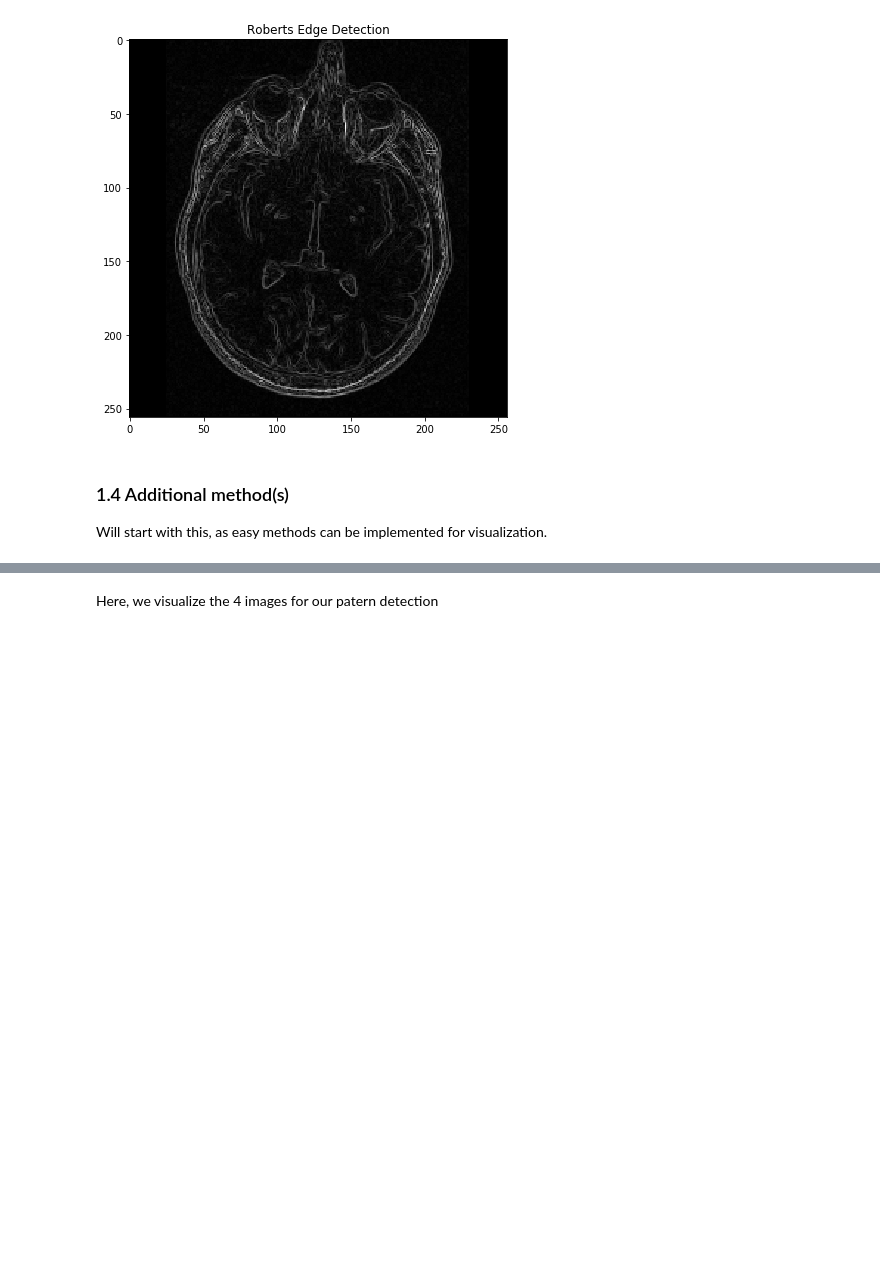
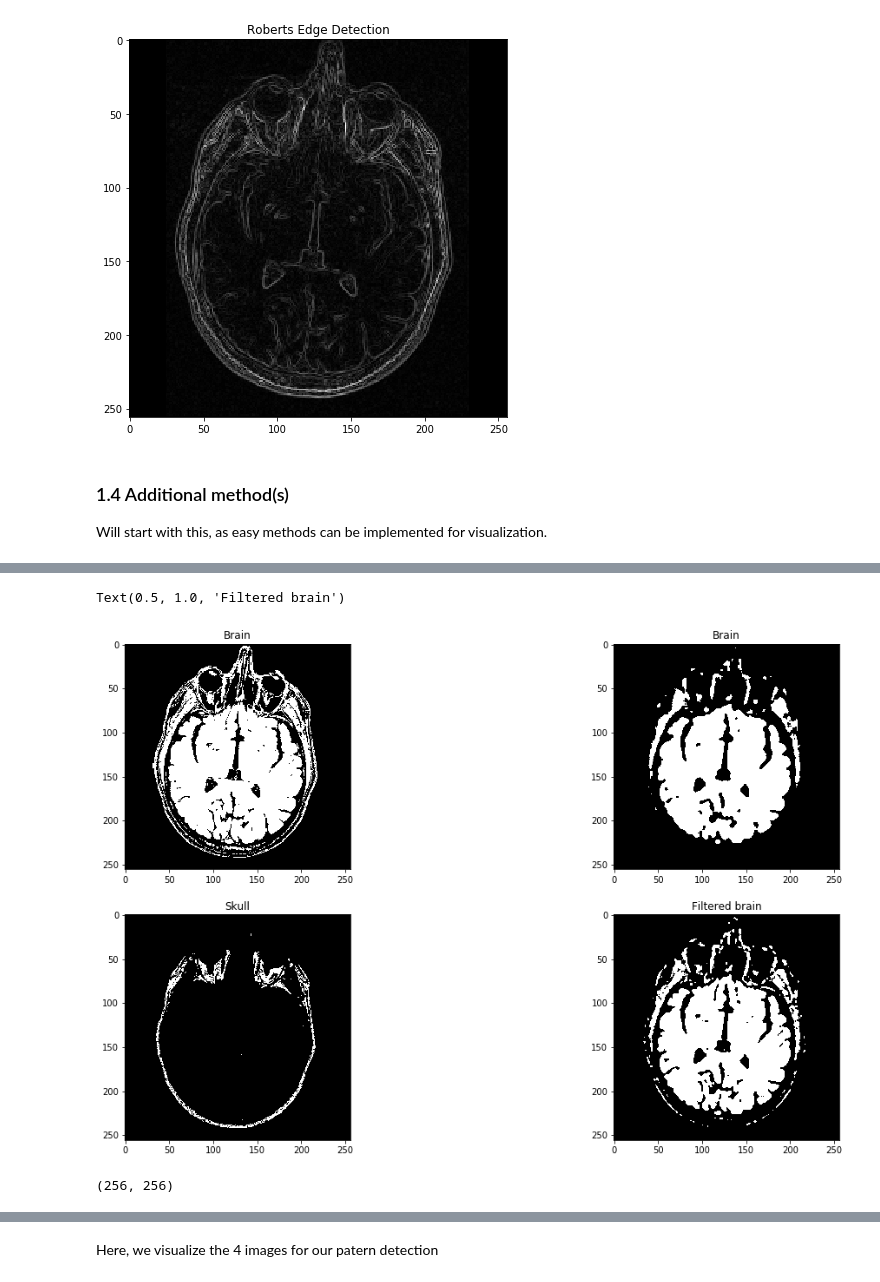
Before and after one commit to LeylaVakilian/PatternRecognition-, a Jupyter notebook: labs/lab_01_segmentation.ipynb, the cells around one changed output, grey strips where cells are left out. Drawn from its saved outputs; the diff is of its cells as text; code cells hidden in the pictures; blank space fills up the shorter version.

```diff
--- a/labs/lab_01_segmentation.ipynb
+++ b/labs/lab_01_segmentation.ipynb
@@ -251,0 +340,7 @@ Will start with this, as easy methods can be implemented for visualization.
+# %%
+def treshold(im, t1,t2):
+    im_treshold = im.copy()
+    im_treshold[im_treshold<t1] = 0
+    im_treshold[im_treshold>t2] = 0
+    im_treshold[(im_treshold>=t1) & (im_treshold<=t2)] = 255
+    return im_treshold
@@ -251,0 +352,31 @@ Will start with this, as easy methods can be implemented for visualization.
+# %%
+#brain_im_2 = skimage.filters.threshold_itsu(brain_im)
+
+brain_tresholded = treshold(brain_im,50,100)
+brain_tresholded_test = treshold(brain_im, 60,100)
+skull_tresholded = treshold(brain_im,100,150)
+total_tresholded = treshold(brain_im,60,100)
+
+brain_tresholded = cv2.medianBlur(brain_tresholded,1)
+total_tresholded = cv2.medianBlur(total_tresholded,3)
+skull_tresholded = cv2.medianBlur(skull_tresholded,1)
+brain_tresholded_test = cv2.medianBlur(brain_tresholded_test, 5)
+fig, axes = plt.subplots(2, 2, figsize=(6, 6))
+fig.set_size_inches(18.5, 10.5)
+axes[0][0].imshow(brain_tresholded, cmap = 'gray')
+axes[0][0].set_title('Brain')
+axes[0][1].imshow(brain_tresholded_test, cmap = 'gray')
+axes[0][1].set_title('Brain')
+axes[1][0].imshow(skull_tresholded, cmap = 'gray')
+axes[1][0].set_title('Skull')
+axes[1][1].imshow(total_tresholded, cmap = 'gray')
+axes[1][1].set_title('Filtered brain')
+# %% [output]
+Text(0.5, 1.0, 'Filtered brain')
+[figure, added]
+# %%
+print(brain_im.shape)
+#fig, ax = skimage.filters.try_all_threshold(brain_im, figsize=(10, 8), verbose=False)
+#plt.show()
+# %% [output]
+(256, 256)
```
Also changed, not shown: parts of 14 cells of this notebook.
